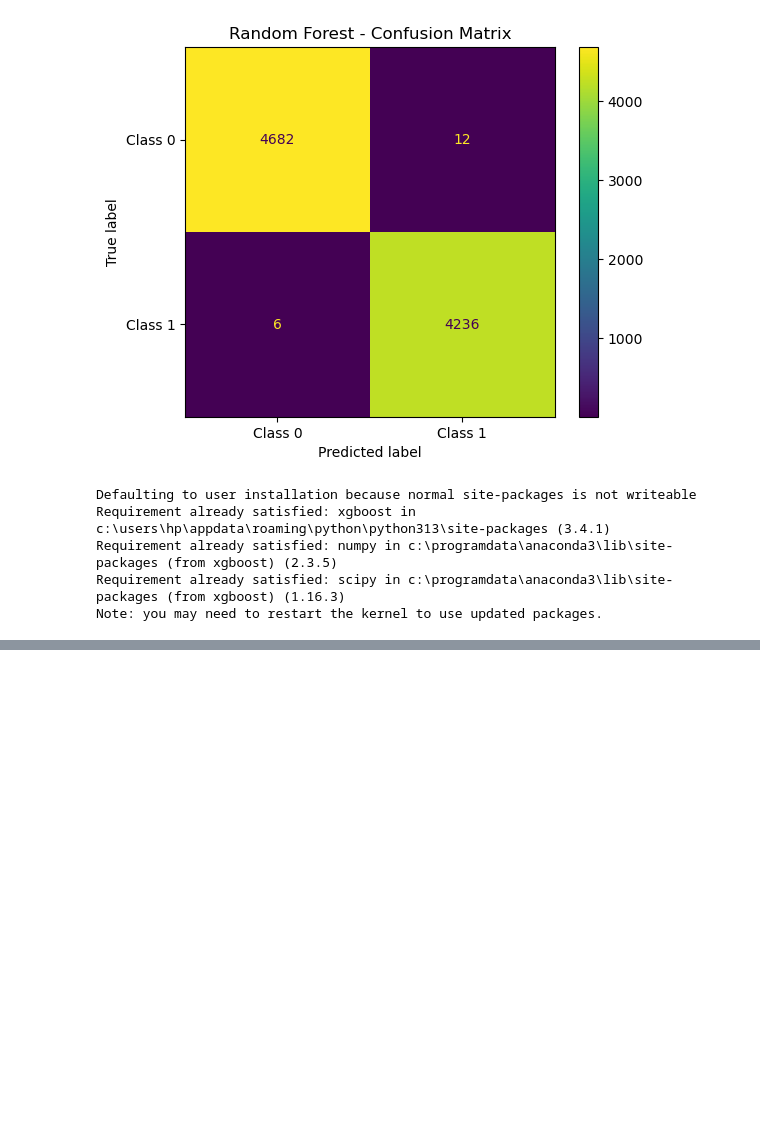
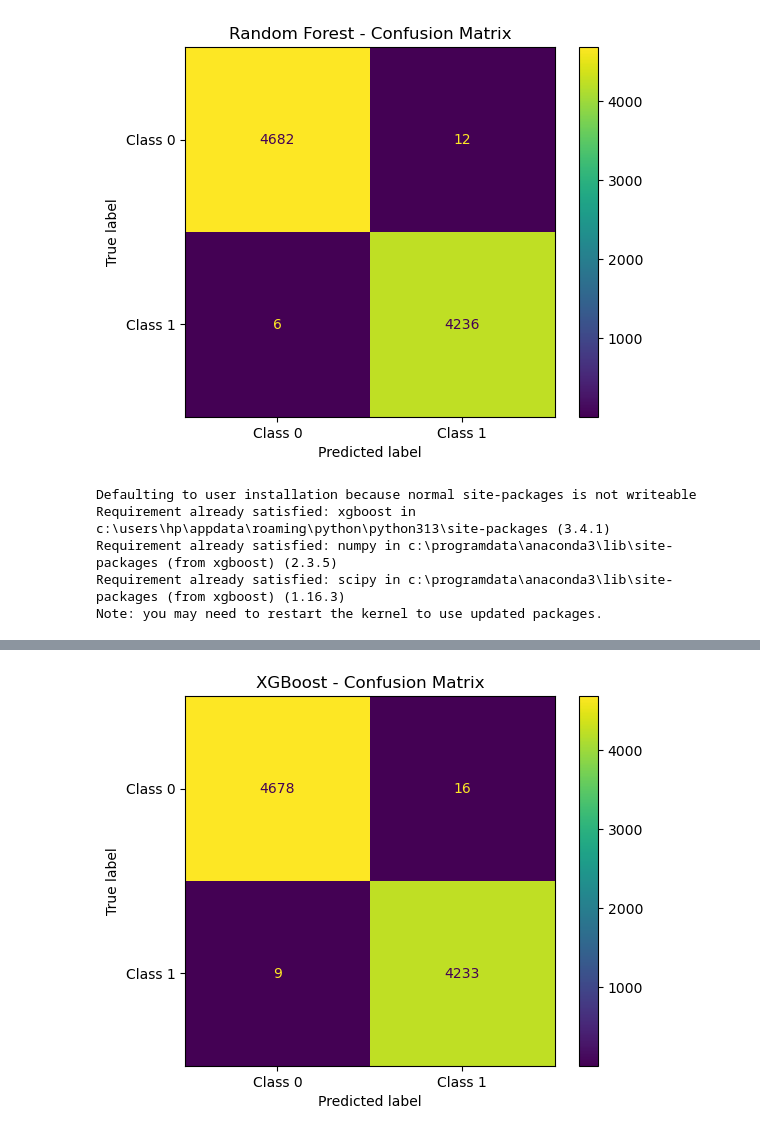
Before and after one commit to lagnajitashome/Explainable-AI-News-Intelligence-System, a Jupyter notebook: notebooks/fake_news_model.ipynb, the cells around one changed output, grey strips where cells are left out. Saved outputs shown, nothing was run; the diff lists cells and outputs as text; code cells hidden in the pictures; blank space fills up the shorter version.

```diff
--- a/notebooks/fake_news_model.ipynb
+++ b/notebooks/fake_news_model.ipynb
@@ -774,7 +774,7 @@ grid_search_rf = GridSearchCV(
     param_grid=param_grid_rf,
     cv=3,
     scoring='accuracy',
-    n_jobs=-1,
+    n_jobs=1,
     verbose=2
 )
 
@@ -897,7 +908,7 @@ grid_search_xgb = GridSearchCV(
 )
 
 grid_search_xgb.fit(X_train_tfidf, y_train)
-
+..
 print("Best Parameters:")
 print(grid_search_xgb.best_params_)
 
@@ -929,0 +1045,4 @@ Best Cross-Validation Accuracy:
+# %%
+best_xgb_model = grid_search_xgb.best_estimator_
+
+print("Best XGBoost model created successfully!")
@@ -929,0 +1051,16 @@ Best Cross-Validation Accuracy:
+# %%
+from sklearn.metrics import accuracy_score
+
+# Predictions
+y_train_pred_xgb = best_xgb_model.predict(X_train_tfidf)
+y_test_pred_xgb = best_xgb_model.predict(X_test_tfidf)
+
+# Accuracy
+train_accuracy_xgb = accuracy_score(y_train, y_train_pred_xgb)
+test_accuracy_xgb = accuracy_score(y_test, y_test_pred_xgb)
+
+print("XGBoost Results")
+print("-" * 30)
+print("Training Accuracy:", train_accuracy_xgb)
+print("Test Accuracy:", test_accuracy_xgb)
+print("Accuracy Gap:", train_accuracy_xgb - test_accuracy_xgb)
@@ -929,0 +1093,19 @@ Best Cross-Validation Accuracy:
+# %%
+from sklearn.metrics import confusion_matrix, ConfusionMatrixDisplay
+import matplotlib.pyplot as plt
+
+# Create confusion matrix
+cm_xgb = confusion_matrix(y_test, y_test_pred_xgb)
+
+# Display
+disp = ConfusionMatrixDisplay(
+    confusion_matrix=cm_xgb,
+    display_labels=["Class 0", "Class 1"]
+)
+
+disp.plot()
+
+plt.title("XGBoost - Confusion Matrix")
+plt.show()
+# %% [output]
+[figure, added]
```
Also changed, not shown: parts of 34 cells of this notebook, 7 other files.
